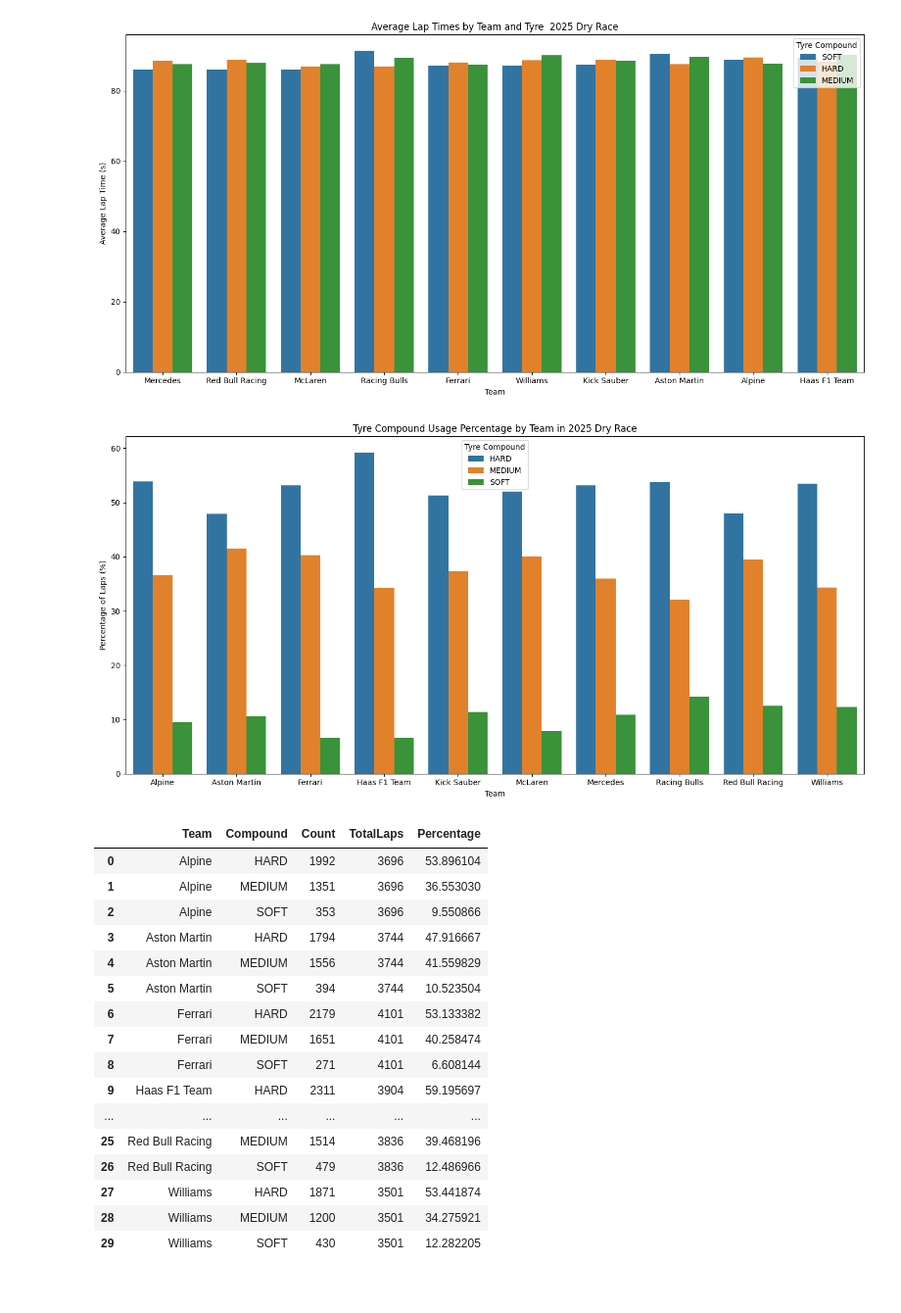
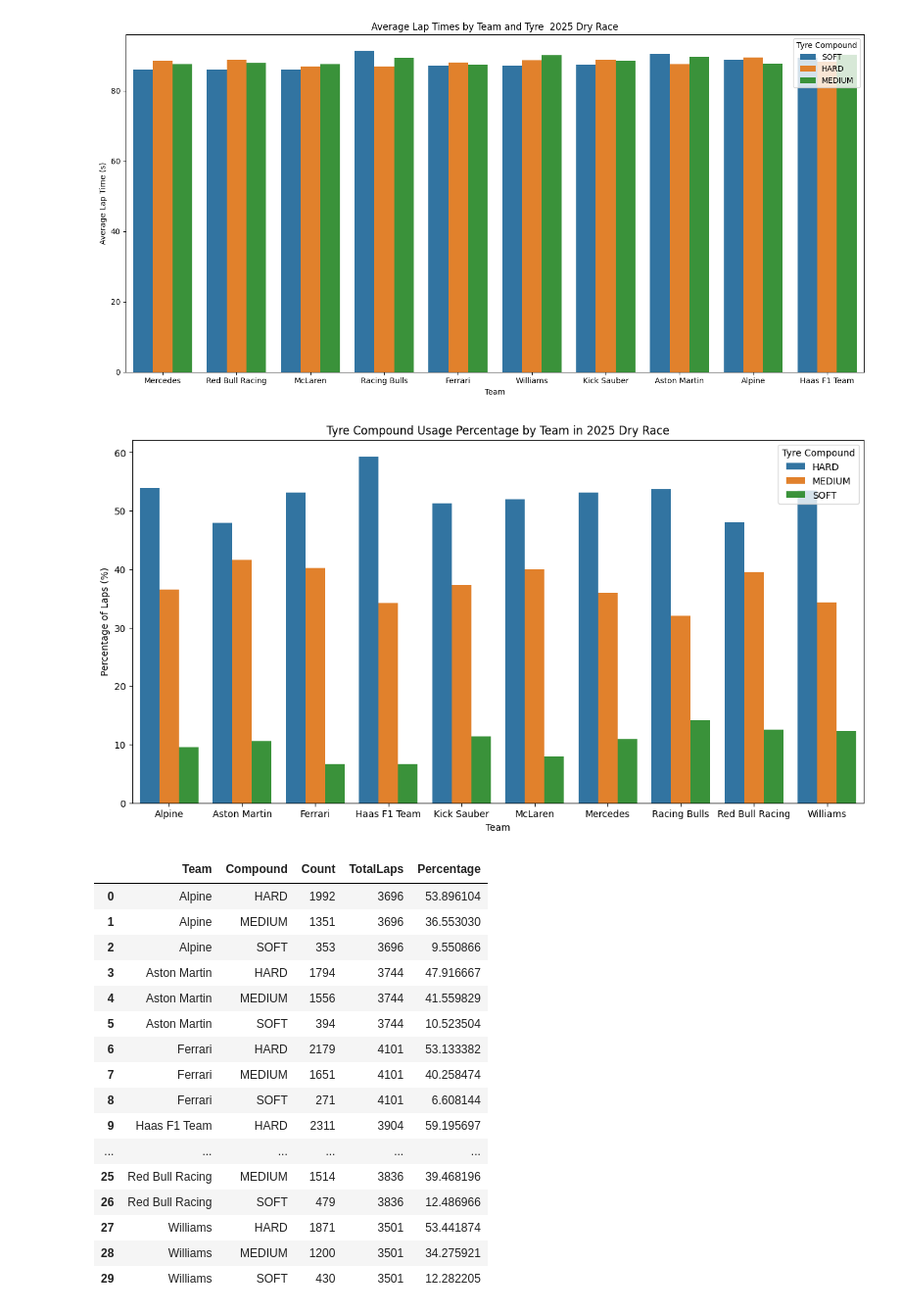
Before and after one commit to cillianmurphy45/F1-Machine-Learning-Model, a Jupyter notebook: Function.ipynb, the cells around one changed output. Shown: that part at 98% size. Drawn from its saved outputs; the diff is of its cells as text; code cells hidden in the pictures.

```diff
--- a/Function.ipynb
+++ b/Function.ipynb
@@ -45,20 +45,19 @@ plt.show()
 # %%
 #calculating what % of laps were done on each tyre compound per team
 tyre_usage = race_2025.groupby(['Team', 'Compound']).size().reset_index(name='Count')
 total_laps = race_2025.groupby('Team').size().reset_index(name='TotalLaps')
 tyre_usage = tyre_usage.merge(total_laps, on='Team')
 tyre_usage['Percentage'] = (tyre_usage['Count'] / tyre_usage['TotalLaps']) * 100
 plt.figure(figsize=(14, 7))
 sns.barplot(x='Team', y='Percentage', hue='Compound', data=tyre_usage)
 plt.title('Tyre Compound Usage Percentage by Team in 2025 Dry Race')
 plt.xlabel('Team')
 plt.ylabel('Percentage of Laps (%)')
 plt.legend(title='Tyre Compound')
-plt.tight_layout()
 plt.show()
 tyre_usage
 # %% [output]
-[figure, old version]
+[figure, new version]
 |  | Team | Compound | Count | TotalLaps | Percentage |
 | 0 | Alpine | HARD | 1992 | 3696 | 53.896104 |
 | 1 | Alpine | MEDIUM | 1351 | 3696 | 36.553030 |
```
